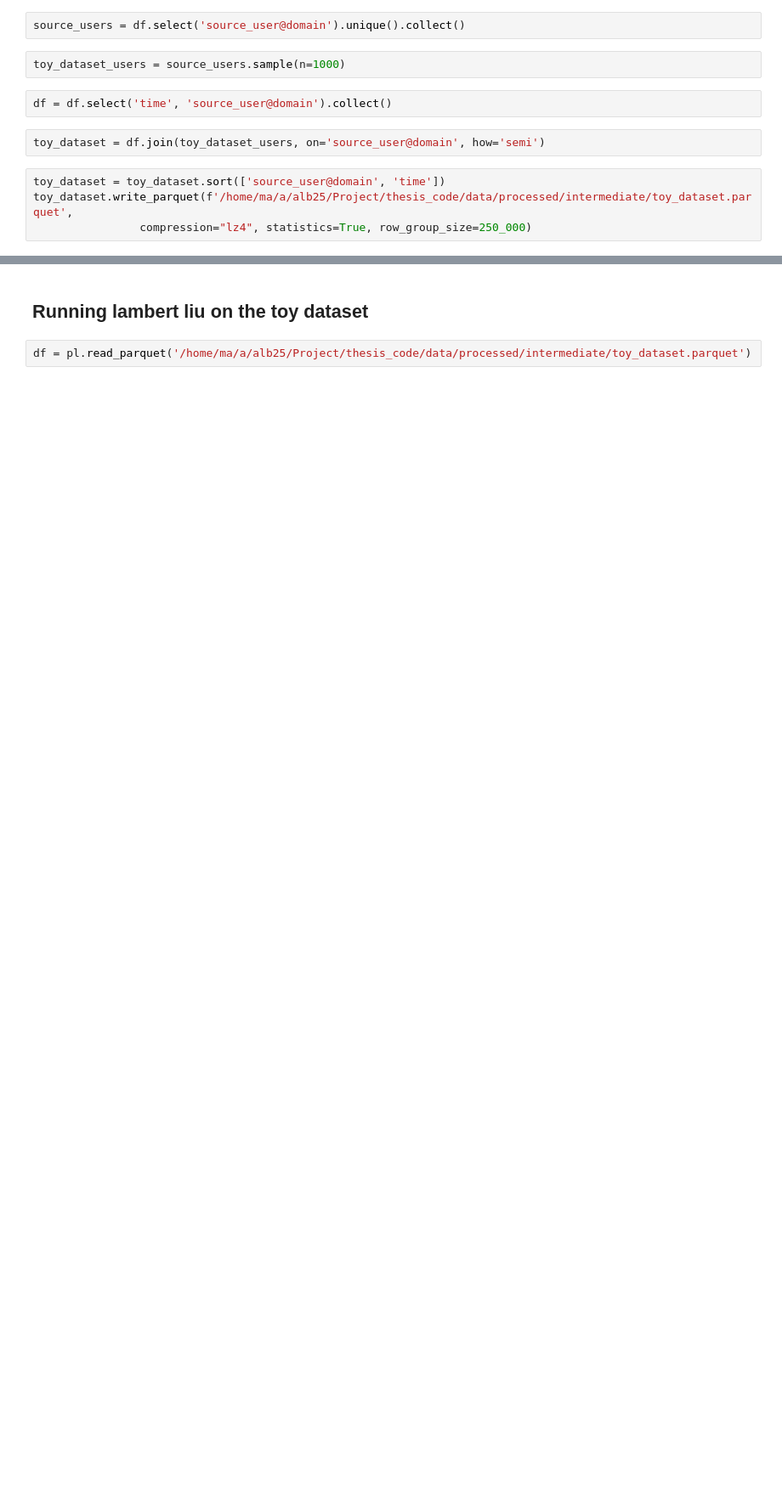
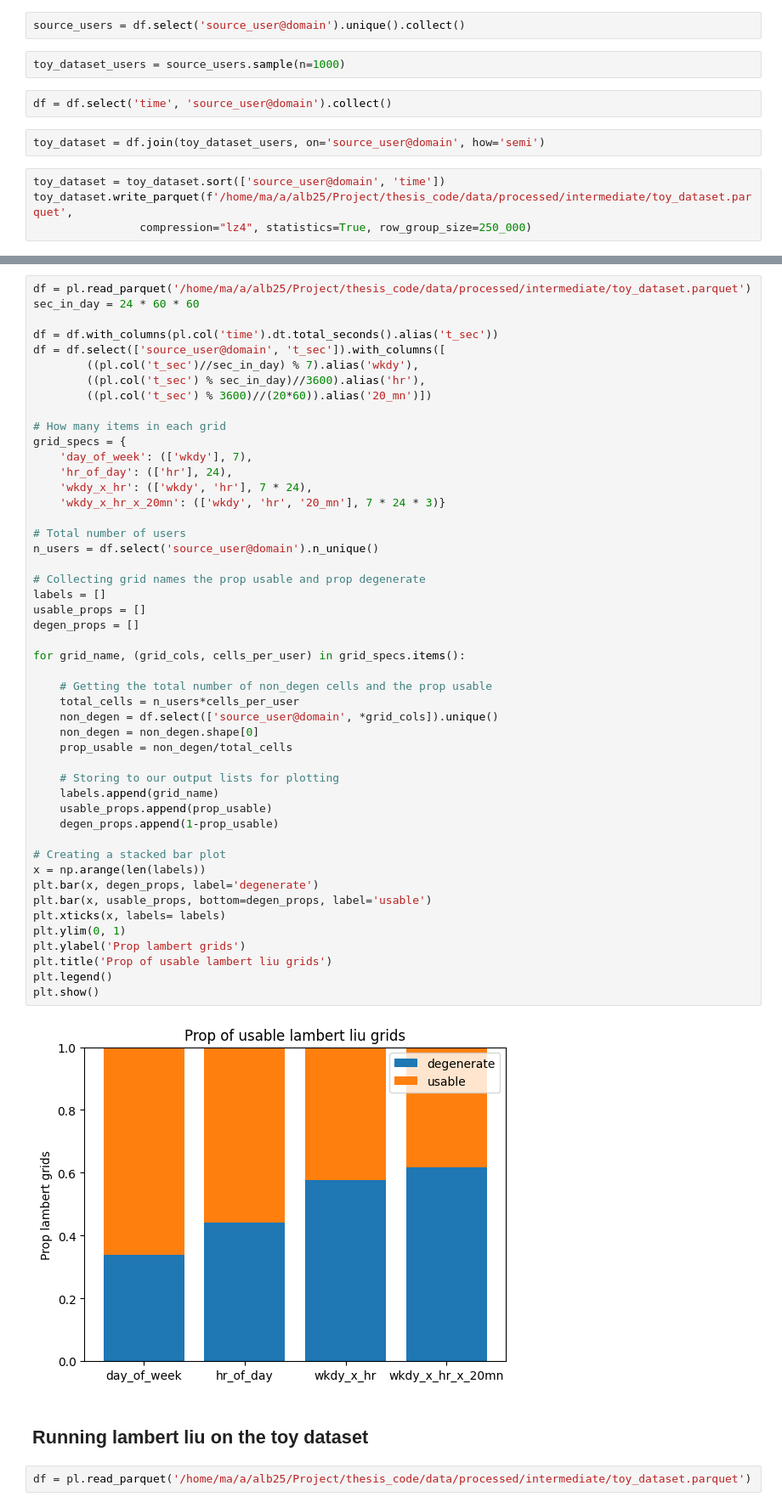
Before and after one commit to adam-broomhead/cybersecurity_thesis, a Jupyter notebook: notebooks/Pipeline/101_toy_lambert_liu.ipynb, the cells around one changed output, grey strips where cells are left out. Shown at 85% size. Cells and saved outputs as stored; diff of their text form; blank space fills up the shorter version.

```diff
--- a/notebooks/Pipeline/101_toy_lambert_liu.ipynb
+++ b/notebooks/Pipeline/101_toy_lambert_liu.ipynb
@@ -19,3 +117,53 @@ toy_dataset.write_parquet(f'/home/ma/a/alb25/Project/thesis_code/data/processed/
+# %%
+df = pl.read_parquet('/home/ma/a/alb25/Project/thesis_code/data/processed/intermediate/toy_dataset.parquet')
+sec_in_day = 24 * 60 * 60
+
+df = df.with_columns(pl.col('time').dt.total_seconds().alias('t_sec'))
+df = df.select(['source_user@domain', 't_sec']).with_columns([
+        ((pl.col('t_sec')//sec_in_day) % 7).alias('wkdy'),
+        ((pl.col('t_sec') % sec_in_day)//3600).alias('hr'),
+        ((pl.col('t_sec') % 3600)//(20*60)).alias('20_mn')])
+
+# How many items in each grid
+grid_specs = {
+    'day_of_week': (['wkdy'], 7),
+    'hr_of_day': (['hr'], 24),
+    'wkdy_x_hr': (['wkdy', 'hr'], 7 * 24),
+    'wkdy_x_hr_x_20mn': (['wkdy', 'hr', '20_mn'], 7 * 24 * 3)}
+
+# Total number of users
+n_users = df.select('source_user@domain').n_unique()
+
+# Collecting grid names the prop usable and prop degenerate
+labels = []
+usable_props = []
+degen_props = []
+
+for grid_name, (grid_cols, cells_per_user) in grid_specs.items():
+
+    # Getting the total number of non_degen cells and the prop usable
+    total_cells = n_users*cells_per_user
+    non_degen = df.select(['source_user@domain', *grid_cols]).unique()
+    non_degen = non_degen.shape[0]
+    prop_usable = non_degen/total_cells
+
+    # Storing to our output lists for plotting
+    labels.append(grid_name)
+    usable_props.append(prop_usable)
+    degen_props.append(1-prop_usable)
+
+# Creating a stacked bar plot
+x = np.arange(len(labels))
+plt.bar(x, degen_props, label='degenerate')
+plt.bar(x, usable_props, bottom=degen_props, label='usable')
+plt.xticks(x, labels= labels)
+plt.ylim(0, 1)
+plt.ylabel('Prop lambert grids')
+plt.title('Prop of usable lambert liu grids')
+plt.legend()
+plt.show()
+# %% [output]
+[figure, added]
 # %% [markdown]
 ## Running lambert liu on the toy dataset
 # %%
```
Also changed, not shown: parts of 32 cells of this notebook.
